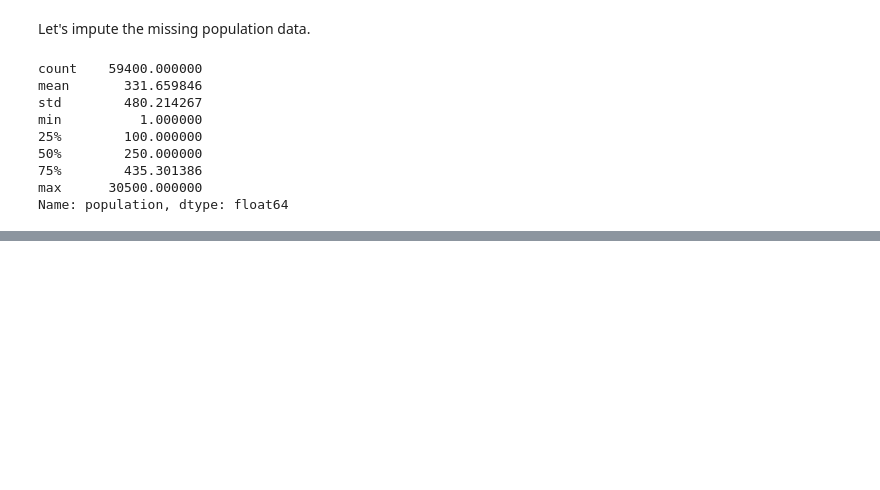
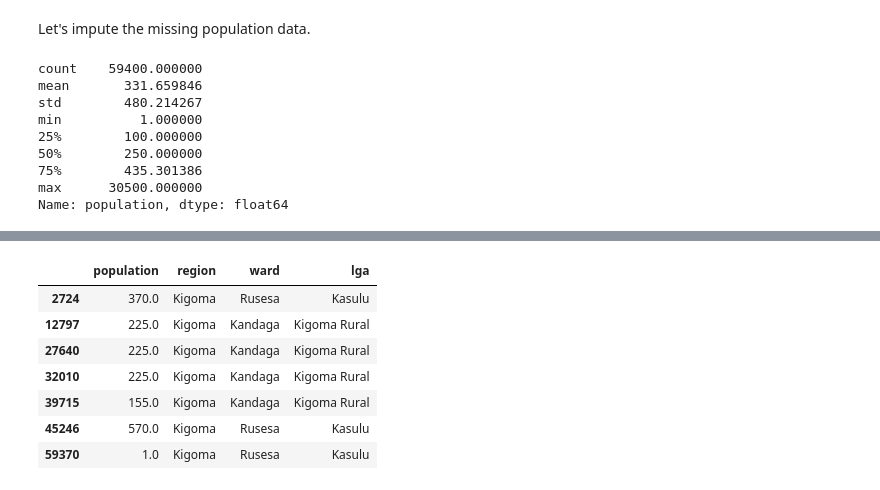
Before and after one commit to JasonErwin/dma-project, a Jupyter notebook: testing-notebooks/EDA.ipynb, the cells around one changed output, grey strips where cells are left out. Saved outputs shown, nothing was run; the diff lists cells and outputs as text; code cells hidden in the pictures; blank space fills up the shorter version.

```diff
--- a/testing-notebooks/EDA.ipynb
+++ b/testing-notebooks/EDA.ipynb
@@ -719,0 +748,11 @@ Name: population, dtype: float64
+# %%
+df.loc[df['subvillage'] == 'Mazungwe'][['population', 'region', 'ward', 'lga']]
+# %% [output]
+|  | population | region | ward | lga |
+| 2724 | 370.0 | Kigoma | Rusesa | Kasulu |
+| 12797 | 225.0 | Kigoma | Kandaga | Kigoma Rural |
+| 27640 | 225.0 | Kigoma | Kandaga | Kigoma Rural |
+| 32010 | 225.0 | Kigoma | Kandaga | Kigoma Rural |
+| 39715 | 155.0 | Kigoma | Kandaga | Kigoma Rural |
+| 45246 | 570.0 | Kigoma | Rusesa | Kasulu |
+| 59370 | 1.0 | Kigoma | Rusesa | Kasulu |
```
Also changed, not shown: parts of 8 cells of this notebook, 2 other files.
